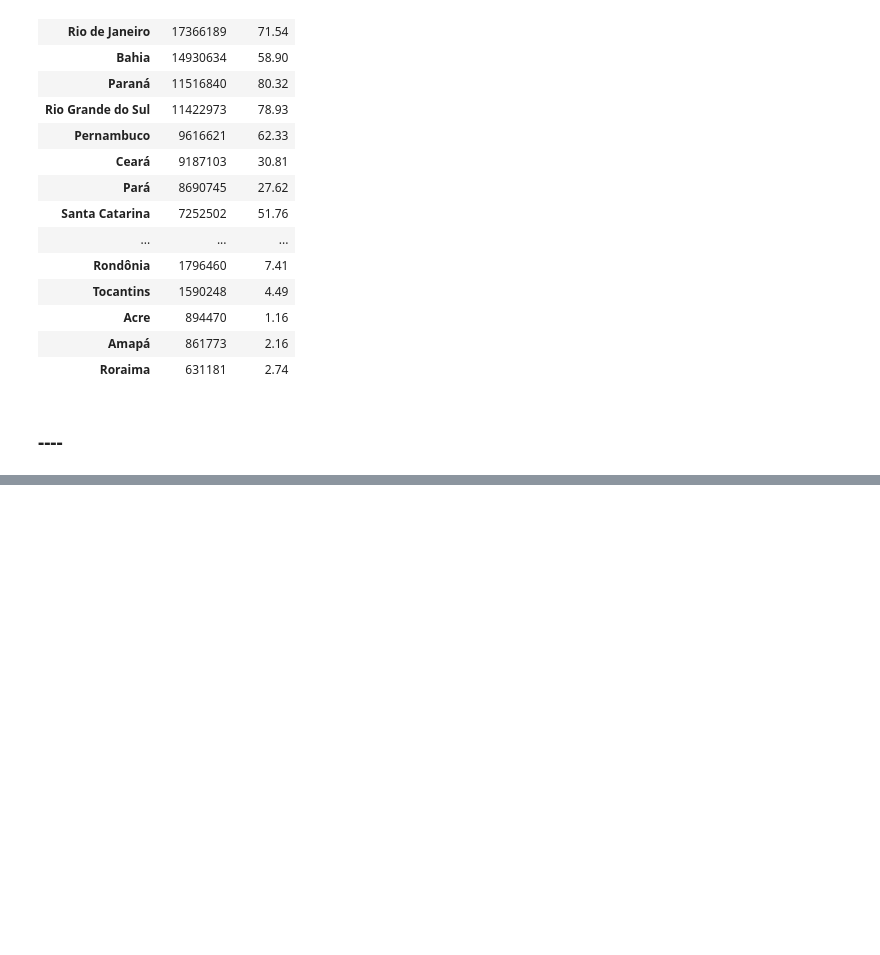
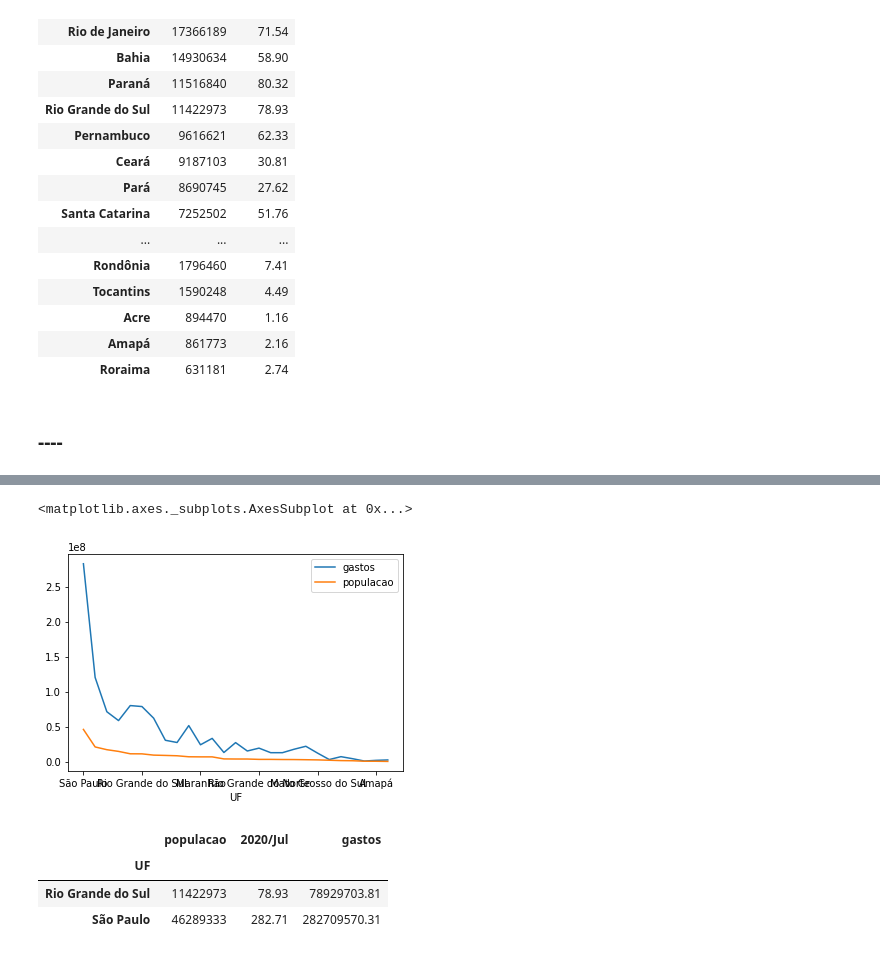
Before and after one commit to cfernando89/Bootcamp_Data_Science, a Jupyter notebook: Alura_BootCamp_Modulo2.ipynb, the cells around one changed output, grey strips where cells are left out. Saved outputs shown, nothing was run; the diff lists cells and outputs as text; code cells hidden in the pictures; blank space fills up the shorter version.

```diff
--- a/Alura_BootCamp_Modulo2.ipynb
+++ b/Alura_BootCamp_Modulo2.ipynb
@@ -182,4 +182 @@ Unidade da Federação
 Name: 2020/Jul, dtype: float64
-# %%
-gastos_mes_mais_recente.index = gastos_mes_mais_recente.index.str[3:]
-gastos_mes_mais_recente.head()
@@ -283,0 +305,2 @@ CleasingPopulation(populacao,gastos_mes_mais_recente)
+# %%
+gastos_e_populacao_recente = gastos_e_populacao_recente.drop('%_pop_total',axis=1)
@@ -283,0 +322,15 @@ CleasingPopulation(populacao,gastos_mes_mais_recente)
+# %%
+#horripilante (dados de unidades diferentes no mesmo eixo)
+gastos_e_populacao_recente['gastos'] = gastos_e_populacao_recente['2020/Jul']*1000000
+gastos_e_populacao_recente[['gastos','populacao']].plot()
+# %% [output]
+<matplotlib.axes._subplots.AxesSubplot at 0x...>
+[figure, added]
+# %%
+#Com o gráfico do jeito que está, parece uma diferença muito maior do que é realmente
+gastos_e_populacao_recente.loc[['Rio Grande do Sul', 'São Paulo']]
+# %% [output]
+|  | populacao | 2020/Jul | gastos |
+| UF |  |  |  |
+| Rio Grande do Sul | 11422973 | 78.93 | 78929703.81 |
+| São Paulo | 46289333 | 282.71 | 282709570.31 |
```
Also changed, not shown: parts of 46 cells of this notebook.
